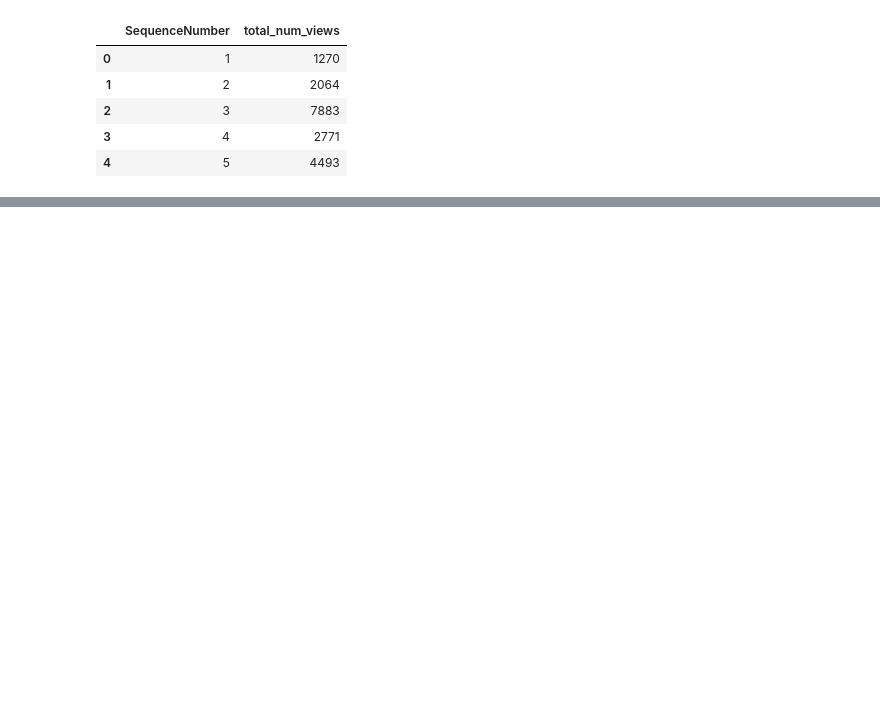
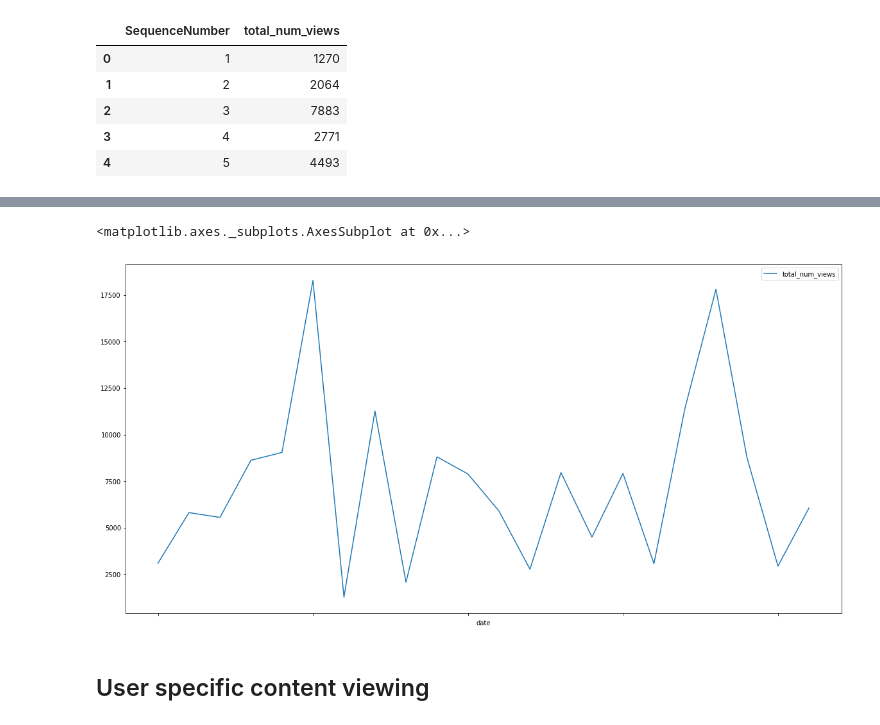
Before and after one commit to ace-racer/ContextualRecommender, a Jupyter notebook: hybird_recommender/exploration/Stream Views Forecasting.ipynb, the cells around one changed output, grey strips where cells are left out. Drawn from its saved outputs; the diff is of its cells as text; code cells hidden in the pictures; blank space fills up the shorter version.

Commit message:
Add code for getting user specific patterns

```diff
--- a/hybird_recommender/exploration/Stream Views Forecasting.ipynb
+++ b/hybird_recommender/exploration/Stream Views Forecasting.ipynb
@@ -104,0 +105,3 @@ stream_views_by_month_df.plot(x='SequenceNumber', y='total_num_views')
+# %%
+stream_views_df["date_without_day"] = stream_views_df["date"].apply(lambda x: "01" + x[2:])
+stream_views_df.head()
@@ -104,0 +115,4 @@ stream_views_by_month_df.plot(x='SequenceNumber', y='total_num_views')
+# %%
+stream_views_by_day1_of_month_df = stream_views_df.groupby("date_without_day").size().reset_index()
+stream_views_by_day1_of_month_df.columns = ["date", "total_num_views"]
+stream_views_by_day1_of_month_df.head()
@@ -104,0 +126,7 @@ stream_views_by_month_df.plot(x='SequenceNumber', y='total_num_views')
+# %%
+stream_views_by_day1_of_month_df.plot(x='date', y='total_num_views')
+# %% [output]
+<matplotlib.axes._subplots.AxesSubplot at 0x...>
+[figure, added]
+# %% [markdown]
+## User specific content viewing
```
Also changed, not shown: parts of 6 cells of this notebook.
